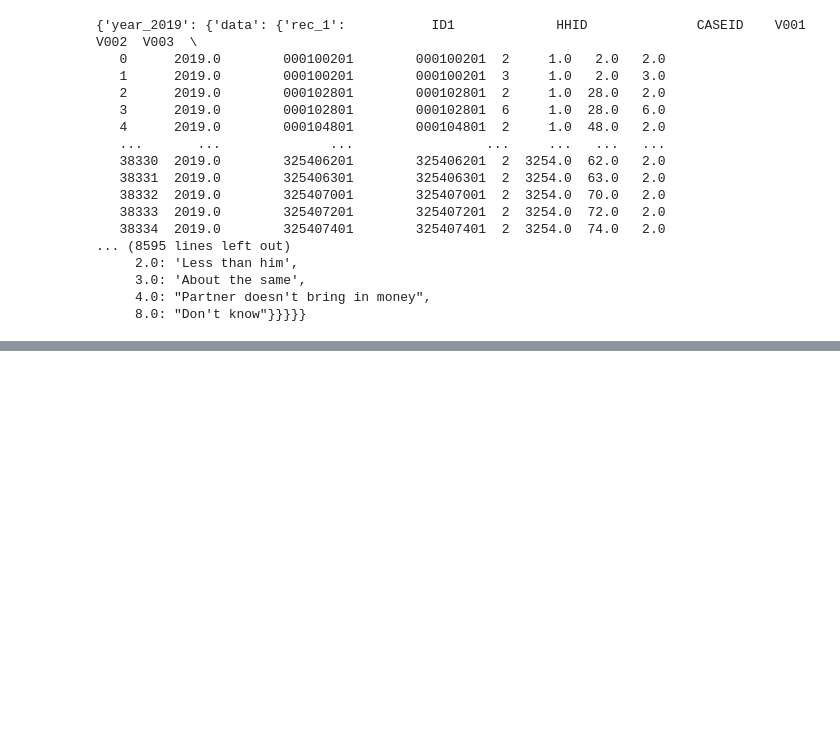
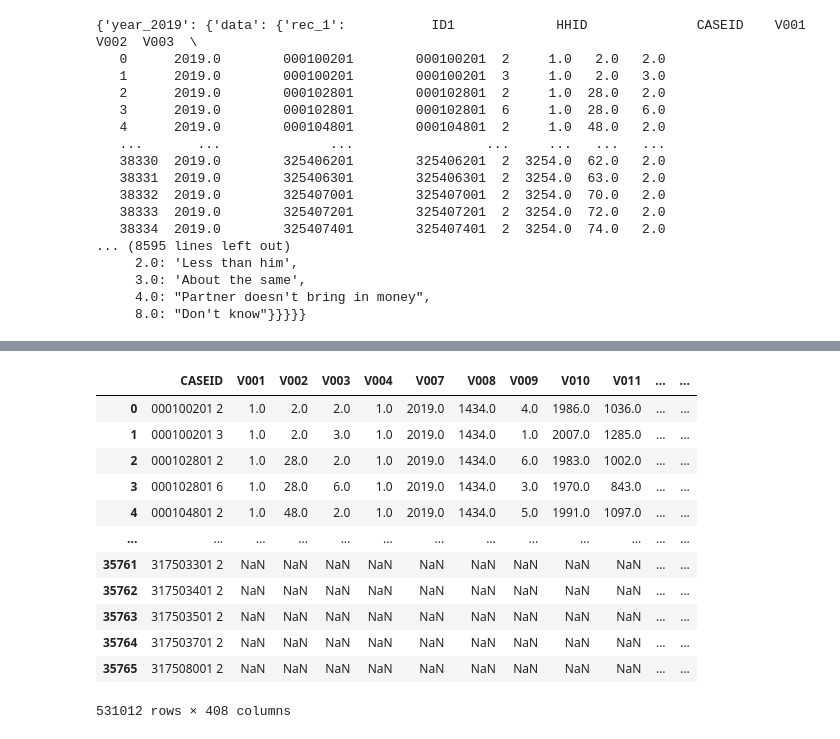
Before and after one commit to alexanderquispe/BiLab_Summer_Python, a Jupyter notebook: assignments/Assignment_4/group_9_ass_4_2024.ipynb, the cells around one changed output, grey strips where cells are left out. Drawn from its saved outputs; the diff is of its cells as text; code cells hidden in the pictures; blank space fills up the shorter version.

```diff
--- a/assignments/Assignment_4/group_9_ass_4_2024.ipynb
+++ b/assignments/Assignment_4/group_9_ass_4_2024.ipynb
@@ -388,0 +438,10 @@ all_data
+# %%
+# Initialize dictionaries to store all var_labels and value_labels
+all_var_labels = {}
+all_value_labels = {}
+
+# Iterate over the years in all_data
+for year_key in all_data:
+    year = int(year_key.split('_')[1])  # Extract the year from the key
+    all_var_labels[year] = all_data[year_key]["var_labels"]
+    all_value_labels[year] = all_data[year_key]["value_labels"]
@@ -388,0 +468,7 @@ all_data
+# %%
+# Add var_labels and value_labels attributes to endes_data_2015_2019
+endes_data_2015_2019["var_labels"] = all_var_labels
+endes_data_2015_2019["value_labels"] = all_value_labels
+
+# Display of the updated dataframe
+all_value_labels
@@ -388,0 +493,17 @@ all_data
+# %%
+endes_data_2015_2019 = endes_data_2015_2019.assign(var_labels=all_var_labels, value_labels=all_value_labels)
+endes_data_2015_2019
+# %% [output]
+|  | CASEID | V001 | V002 | V003 | V004 | V007 | V008 | V009 | V010 | V011 | ... | ... |
+| 0 | 000100201 2 | 1.0 | 2.0 | 2.0 | 1.0 | 2019.0 | 1434.0 | 4.0 | 1986.0 | 1036.0 | ... | ... |
+| 1 | 000100201 3 | 1.0 | 2.0 | 3.0 | 1.0 | 2019.0 | 1434.0 | 1.0 | 2007.0 | 1285.0 | ... | ... |
+| 2 | 000102801 2 | 1.0 | 28.0 | 2.0 | 1.0 | 2019.0 | 1434.0 | 6.0 | 1983.0 | 1002.0 | ... | ... |
+| 3 | 000102801 6 | 1.0 | 28.0 | 6.0 | 1.0 | 2019.0 | 1434.0 | 3.0 | 1970.0 | 843.0 | ... | ... |
+| 4 | 000104801 2 | 1.0 | 48.0 | 2.0 | 1.0 | 2019.0 | 1434.0 | 5.0 | 1991.0 | 1097.0 | ... | ... |
+| ... | ... | ... | ... | ... | ... | ... | ... | ... | ... | ... | ... | ... |
+| 35761 | 317503301 2 | NaN | NaN | NaN | NaN | NaN | NaN | NaN | NaN | NaN | ... | ... |
+| 35762 | 317503401 2 | NaN | NaN | NaN | NaN | NaN | NaN | NaN | NaN | NaN | ... | ... |
+| 35763 | 317503501 2 | NaN | NaN | NaN | NaN | NaN | NaN | NaN | NaN | NaN | ... | ... |
+| 35764 | 317503701 2 | NaN | NaN | NaN | NaN | NaN | NaN | NaN | NaN | NaN | ... | ... |
+| 35765 | 317508001 2 | NaN | NaN | NaN | NaN | NaN | NaN | NaN | NaN | NaN | ... | ... |
+531012 rows × 408 columns
```
Also changed, not shown: parts of 9 cells of this notebook.
